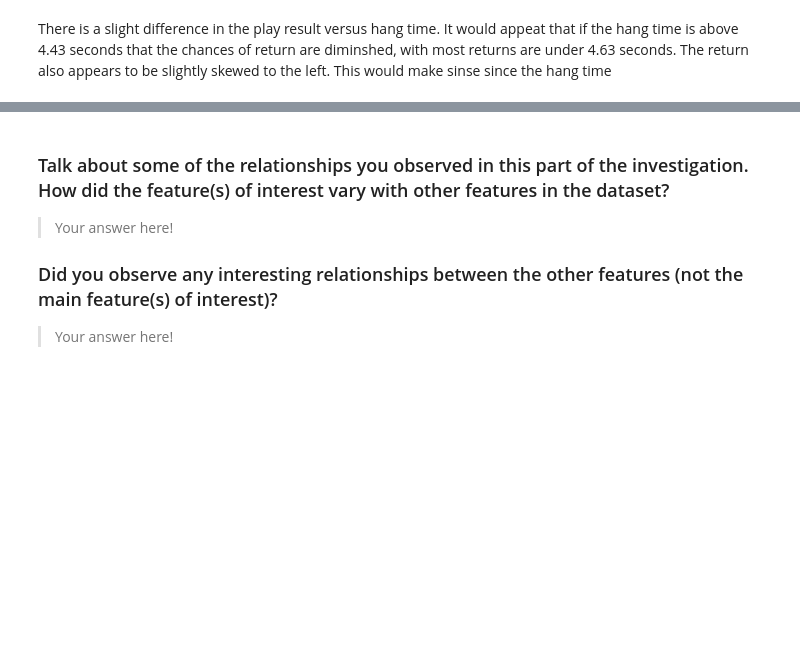
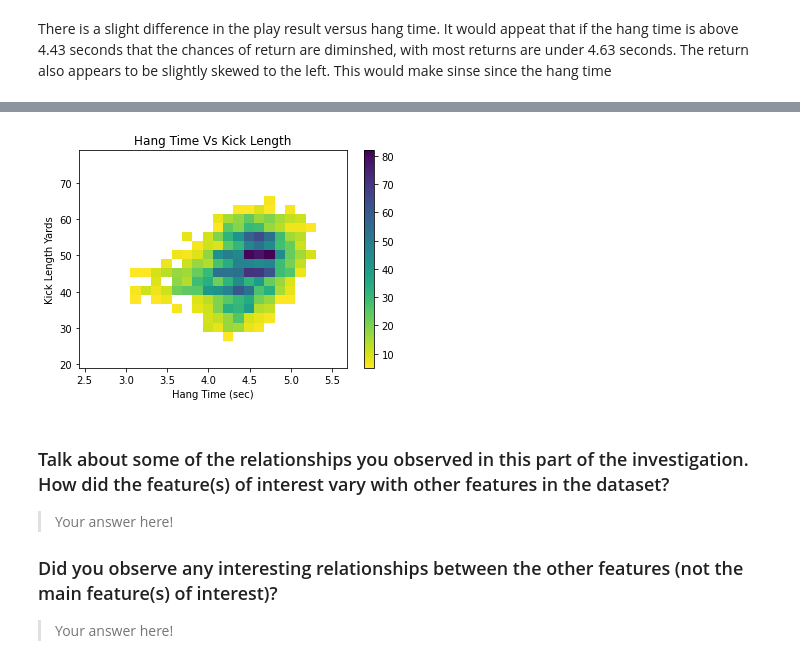
Before and after one commit to dkrejcarek/punt_analysis, a Jupyter notebook: Part_I_exploration_template.ipynb, the cells around one changed output, grey strips where cells are left out. Drawn from its saved outputs; the diff is of its cells as text; code cells hidden in the pictures; blank space fills up the shorter version.

```diff
--- a/Part_I_exploration_template.ipynb
+++ b/Part_I_exploration_template.ipynb
@@ -550,2 +630,5 @@ plt.xlabel('Play Result');
 # %% [markdown]
 There is a slight difference in the play result versus hang time.  It would appeat that if the hang time is above 4.43 seconds that the chances of return are diminshed, with most returns are under 4.63 seconds.  The return also appears to be slightly skewed to the left.  This would make sinse since the hang time
+# %%
+punt_data = punt_data.dropna(subset=['hangTime'])
+punt_data.info()
@@ -552,3 +653,16 @@ There is a slight difference in the play result versus hang time.  It would appe
+# %%
+# plot to see if there is a corelation between hang time and kick length
+x_bins = np.arange(punt_data.hangTime.min(), punt_data['hangTime'].max() + 0.125, 0.125)
+y_bins = np.arange(punt_data.kickLength.min(), punt_data.kickLength.max() + 2.5, 2.5)
+
+
+plt.hist2d(data = punt_data, x = 'hangTime', y='kickLength', cmin=5, cmap='viridis_r', bins=[x_bins, y_bins])
+plt.colorbar()
+plt.title('Hang Time Vs Kick Length')
+plt.xlabel('Hang Time (sec)')
+plt.ylabel('Kick Length Yards');
+# %% [output]
+[figure, added]
 # %% [markdown]
 ### Talk about some of the relationships you observed in this part of the investigation. How did the feature(s) of interest vary with other features in the dataset?
 
```
Also changed, not shown: parts of 13 cells of this notebook.
